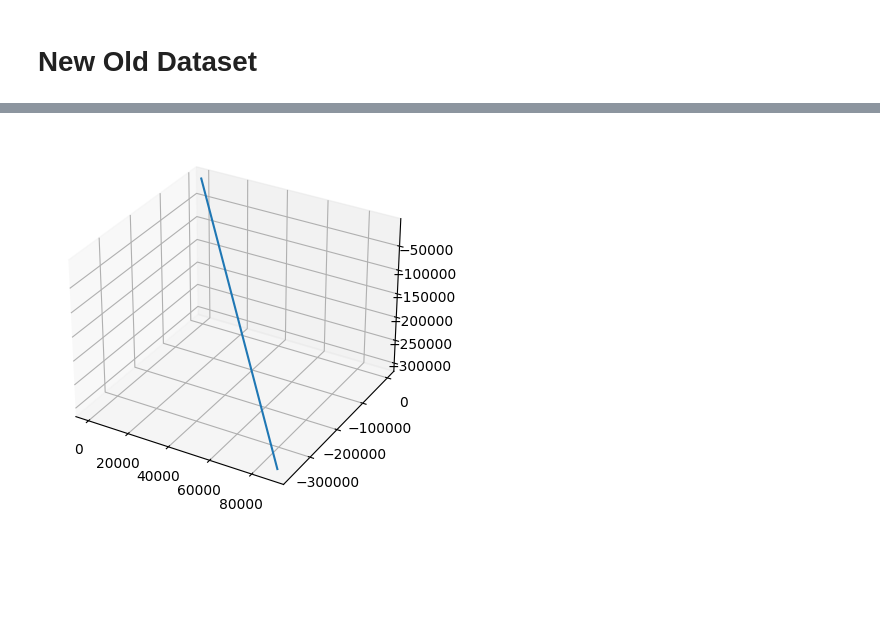
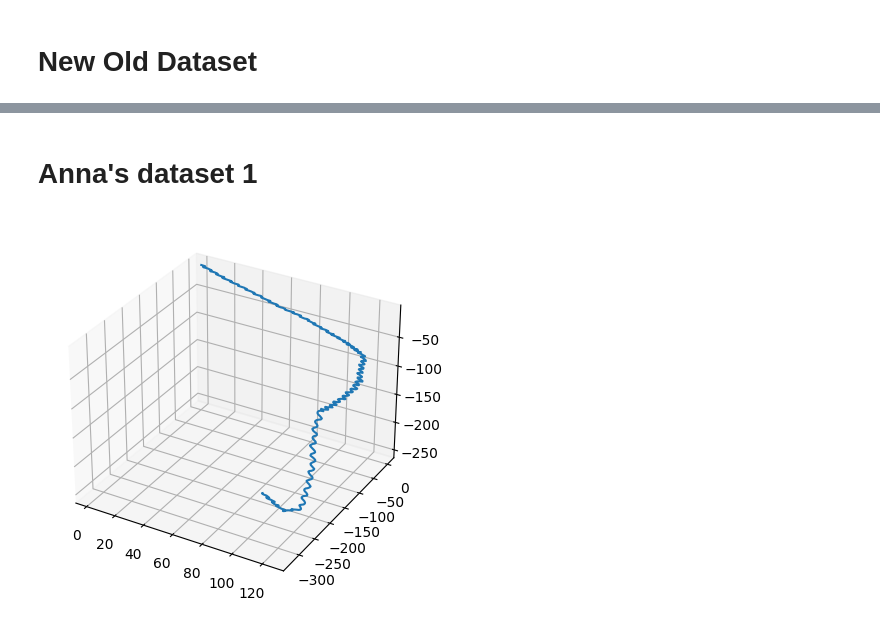
Before and after one commit to AnnaRemi/Lab_trajectiories, a Jupyter notebook: trajectory.ipynb, the cells around one changed output, grey strips where cells are left out. Saved outputs shown, nothing was run; the diff lists cells and outputs as text; code cells hidden in the pictures; blank space fills up the shorter version.

```diff
--- a/trajectory.ipynb
+++ b/trajectory.ipynb
@@ -100,0 +178,4 @@ get_plot(ACCELERATIONS, TIMESTAMPS, DISPLACEMENTS)
+# %%
+ACCELERATIONS_NEW = callibrate(ACCELERATIONS, YAW_RATES, TIMESTAMPS)
+# %%
+position = get_position(ACCELERATIONS_NEW, TIMESTAMPS[1:])
@@ -101,3 +186,8 @@ get_plot(ACCELERATIONS, TIMESTAMPS, DISPLACEMENTS)
+# %%
+def plot_trajectory(ACCELERATIONS, YAW_RATES, TIMESTAMPS):
+  ACCELERATIONS_NEW = callibrate(ACCELERATIONS, YAW_RATES, TIMESTAMPS)
+  position = get_position(ACCELERATIONS_NEW, TIMESTAMPS[1:])
+  get_plot(position[0], position[1], position[2])
 # %% [markdown]
 # New Old Dataset
 # %%
@@ -106,8 +204,13 @@ dataset_1 = pd.read_csv(url)
+# %% [markdown]
+# Anna's dataset 1
 # %%
+url = "https://raw.githubusercontent.com/AnnaRemi/Lab_trajectiories/main/_sessions/Anna_1/SM2_B0A104.csv"
+dataset_1 = pd.read_csv(url)
+
 TIMESTAMPS    = np.arange(0, dataset_1.accel_z.size, 1)
-DISPLACEMENTS = [dataset_1.gyro_x, dataset_1.gyro_y, dataset_1.gyro_z]
+YAW_RATES = [dataset_1.gyro_x, dataset_1.gyro_y, dataset_1.gyro_z]
 ACCELERATIONS = [dataset_1.accel_x, dataset_1.accel_y, dataset_1.accel_z]
 # %%
-get_plot(ACCELERATIONS, TIMESTAMPS, DISPLACEMENTS)
+plot_trajectory(ACCELERATIONS, YAW_RATES, TIMESTAMPS)
 # %% [output]
-[figure, old version]
+[figure, new version]
```
Also changed, not shown: parts of 32 cells of this notebook.
